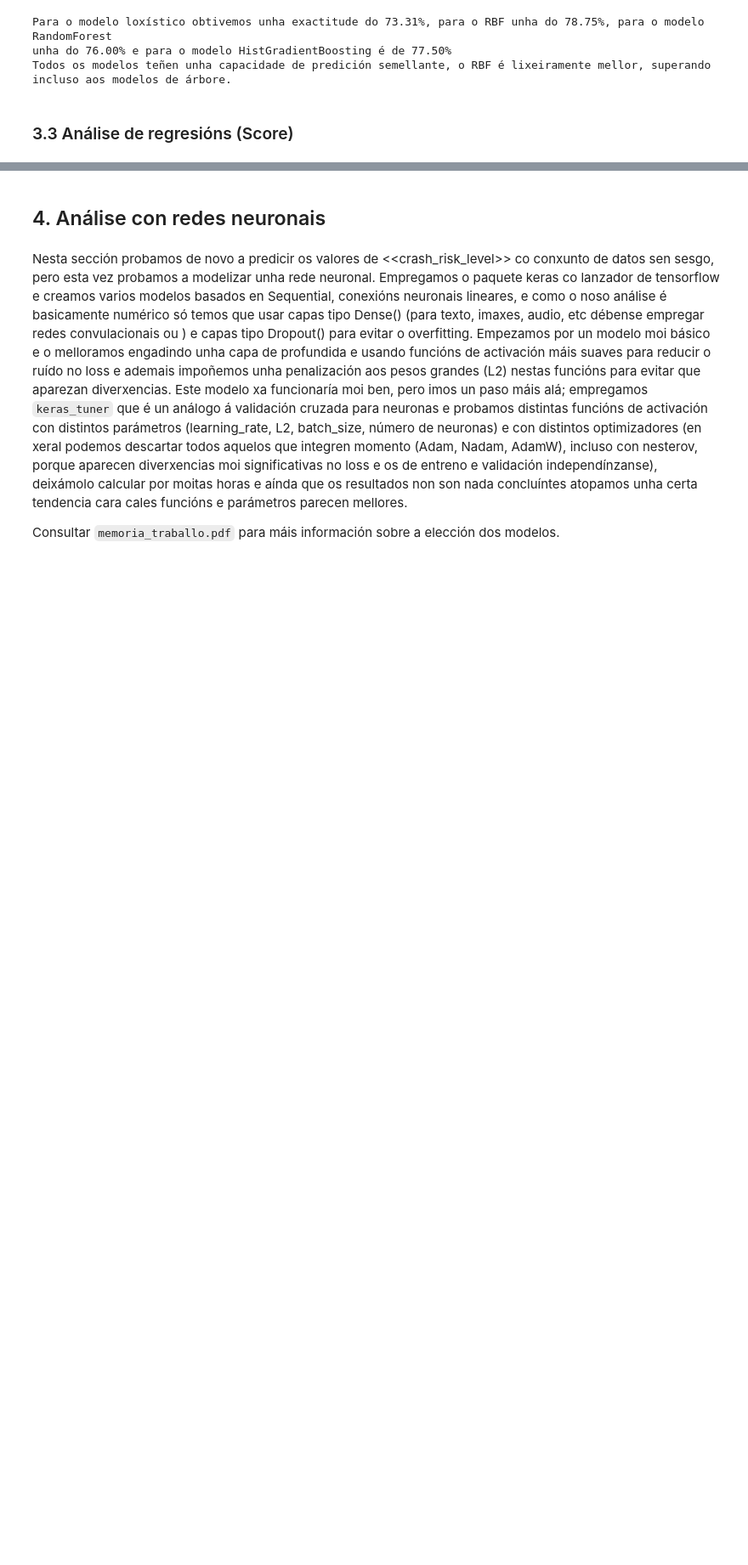
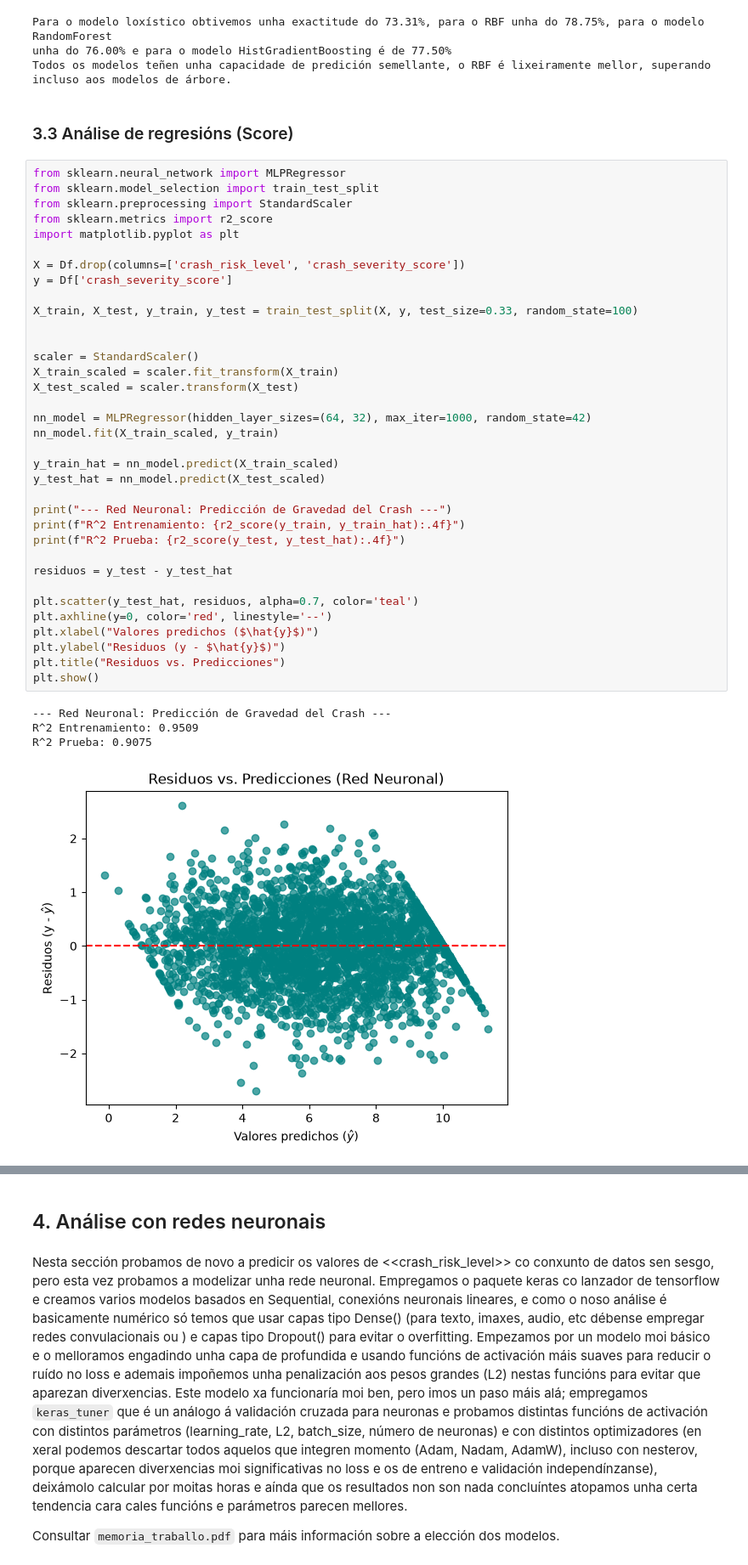
Before and after one commit to sebastian-taboas/Biophysics, a Jupyter notebook: traballo1_redes_neuronais/rede_neuronal_optima.ipynb, the cells around one changed output, grey strips where cells are left out. Shown at 85% size. Saved outputs shown, nothing was run; the diff lists cells and outputs as text; blank space fills up the shorter version.

Commit message:
Completada red neuronal y validación cruzada

```diff
--- a/traballo1_redes_neuronais/rede_neuronal_optima.ipynb
+++ b/traballo1_redes_neuronais/rede_neuronal_optima.ipynb
@@ -815,3 +815,43 @@ unha do 76.00% e para o modelo HistGradientBoosting é de 77.50%
 Todos os modelos teñen unha capacidade de predición semellante, o RBF é lixeiramente mellor, superando incluso aos modelos de árbore.
 # %% [markdown]
 ### 3.3 Análise de regresións (Score)
+# %%
+from sklearn.neural_network import MLPRegressor
+from sklearn.model_selection import train_test_split
+from sklearn.preprocessing import StandardScaler
+from sklearn.metrics import r2_score
+import matplotlib.pyplot as plt
+
+X = Df.drop(columns=['crash_risk_level', 'crash_severity_score'])
+y = Df['crash_severity_score']
+
+X_train, X_test, y_train, y_test = train_test_split(X, y, test_size=0.33, random_state=100)
+
+
+scaler = StandardScaler()
+X_train_scaled = scaler.fit_transform(X_train)
+X_test_scaled = scaler.transform(X_test)
+
+nn_model = MLPRegressor(hidden_layer_sizes=(64, 32), max_iter=1000, random_state=42)
+nn_model.fit(X_train_scaled, y_train)
+
+y_train_hat = nn_model.predict(X_train_scaled)
+y_test_hat = nn_model.predict(X_test_scaled)
+
+print("--- Red Neuronal: Predicción de Gravedad del Crash ---")
+print(f"R^2 Entrenamiento: {r2_score(y_train, y_train_hat):.4f}")
+print(f"R^2 Prueba: {r2_score(y_test, y_test_hat):.4f}")
+
+residuos = y_test - y_test_hat
+
+plt.scatter(y_test_hat, residuos, alpha=0.7, color='teal')
+plt.axhline(y=0, color='red', linestyle='--')
+plt.xlabel("Valores predichos ($\hat{y}$)")
+plt.ylabel("Residuos (y - $\hat{y}$)")
+plt.title("Residuos vs. Predicciones")
+plt.show()
+# %% [output]
+--- Red Neuronal: Predicción de Gravedad del Crash ---
+R^2 Entrenamiento: 0.9509
+R^2 Prueba: 0.9075
+[figure, added]
```
Also changed, not shown: parts of 3 cells of this notebook.
